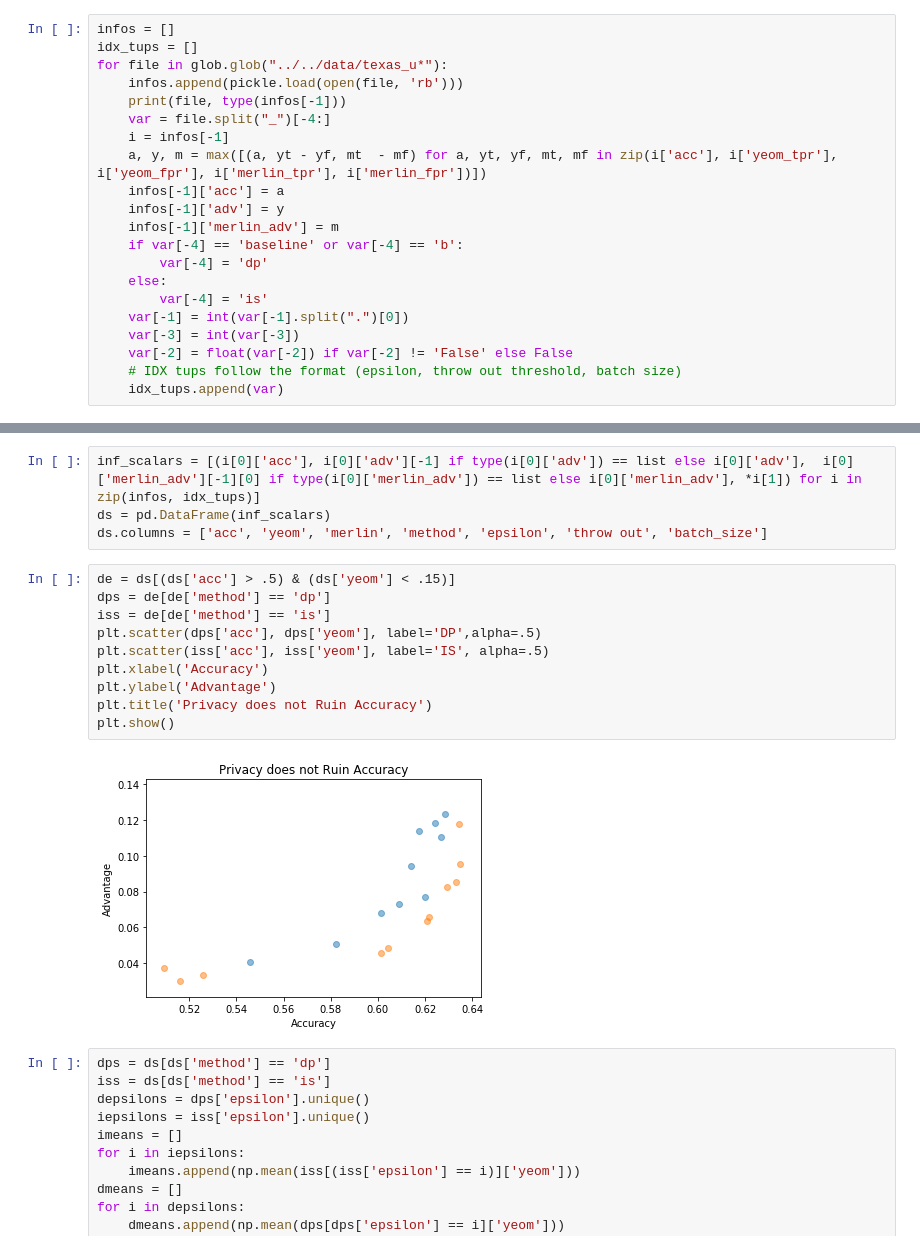
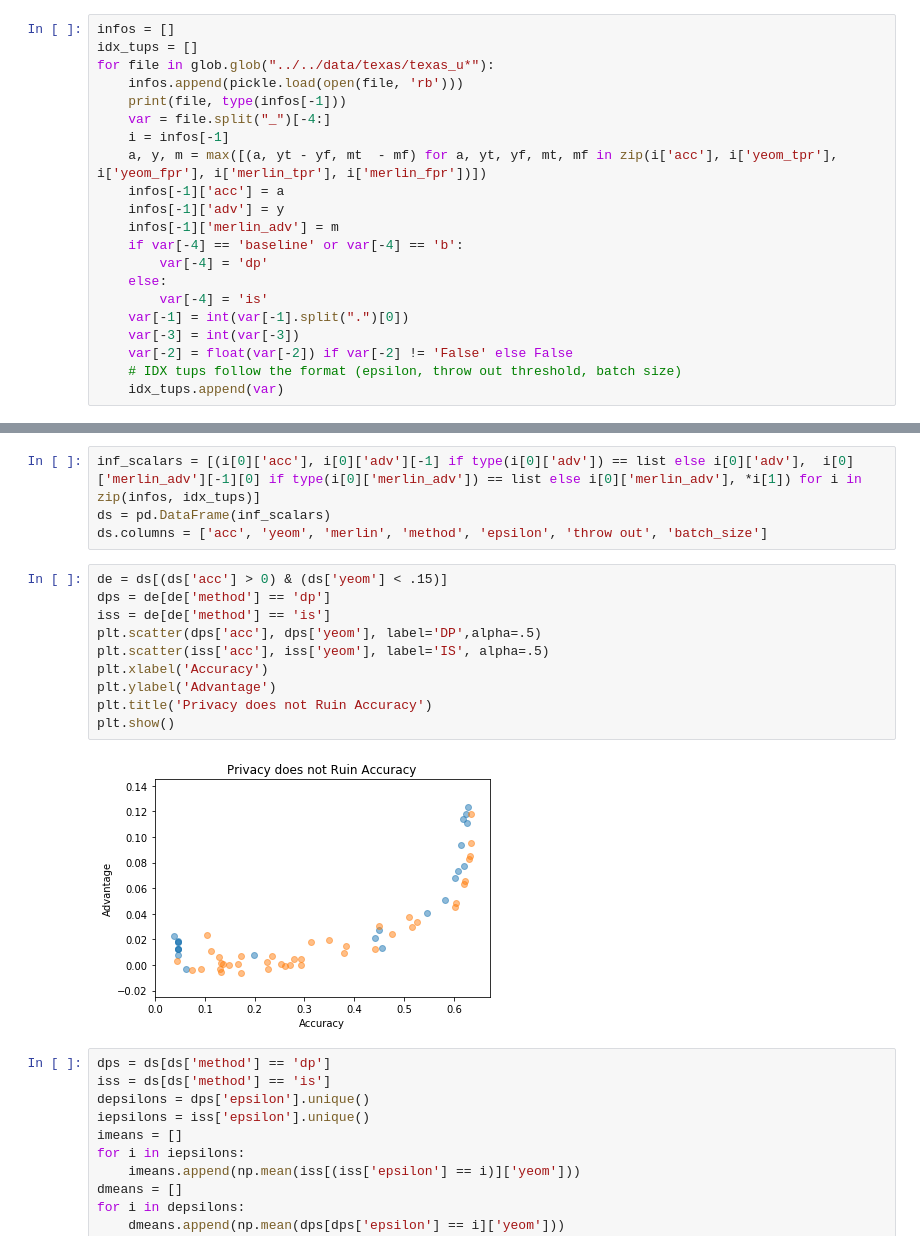
Before and after one commit to twosixlabs/csl, a Jupyter notebook: experiments/immediate_sensitivity/texas_data_analysis.ipynb, the cells around one changed output, grey strips where cells are left out. Cells and saved outputs as stored; diff of their text form.

```diff
--- a/experiments/immediate_sensitivity/texas_data_analysis.ipynb
+++ b/experiments/immediate_sensitivity/texas_data_analysis.ipynb
@@ -7,7 +7,7 @@ import numpy as np
 # %%
 infos = []
 idx_tups = []
-for file in glob.glob("../../data/texas_u*"):
+for file in glob.glob("../../data/texas/texas_u*"):
     infos.append(pickle.load(open(file, 'rb')))
     print(file, type(infos[-1]))
     var = file.split("_")[-4:]
@@ -53,17 +53,17 @@ inf_scalars = [(i[0]['acc'], i[0]['adv'][-1] if type(i[0]['adv']) == list else i
 ds = pd.DataFrame(inf_scalars)
 ds.columns = ['acc', 'yeom', 'merlin', 'method', 'epsilon', 'throw out', 'batch_size']
 # %%
-de = ds[(ds['acc'] > .5) & (ds['yeom'] < .15)]
+de = ds[(ds['acc'] > 0) & (ds['yeom'] < .15)]
 dps = de[de['method'] == 'dp']
 iss = de[de['method'] == 'is']
 plt.scatter(dps['acc'], dps['yeom'], label='DP',alpha=.5)
 plt.scatter(iss['acc'], iss['yeom'], label='IS', alpha=.5)
 plt.xlabel('Accuracy')
 plt.ylabel('Advantage')
 plt.title('Privacy does not Ruin Accuracy')
 plt.show()
 # %% [output]
-[figure, old version]
+[figure, new version]
 # %%
 dps = ds[ds['method'] == 'dp']
 iss = ds[ds['method'] == 'is']
```
Also changed, not shown: parts of 1 cell of this notebook, 15 other files.
